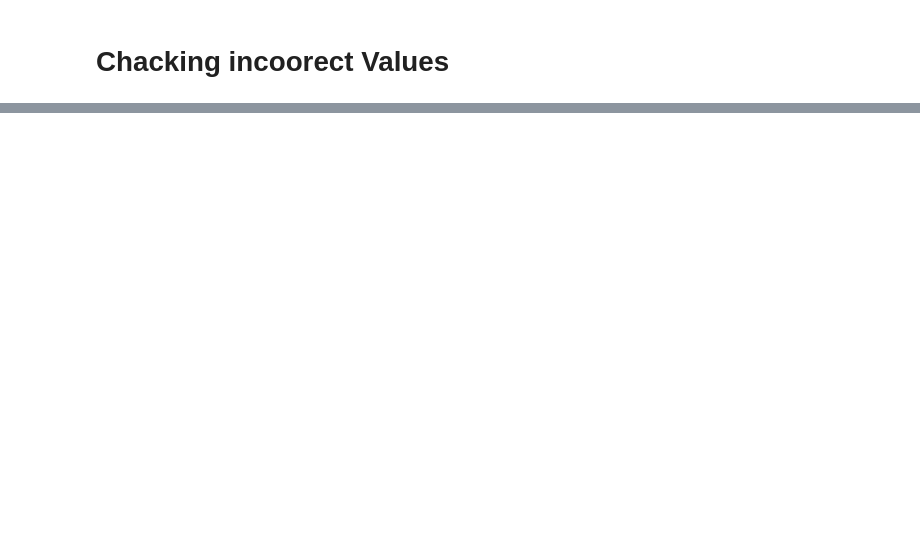
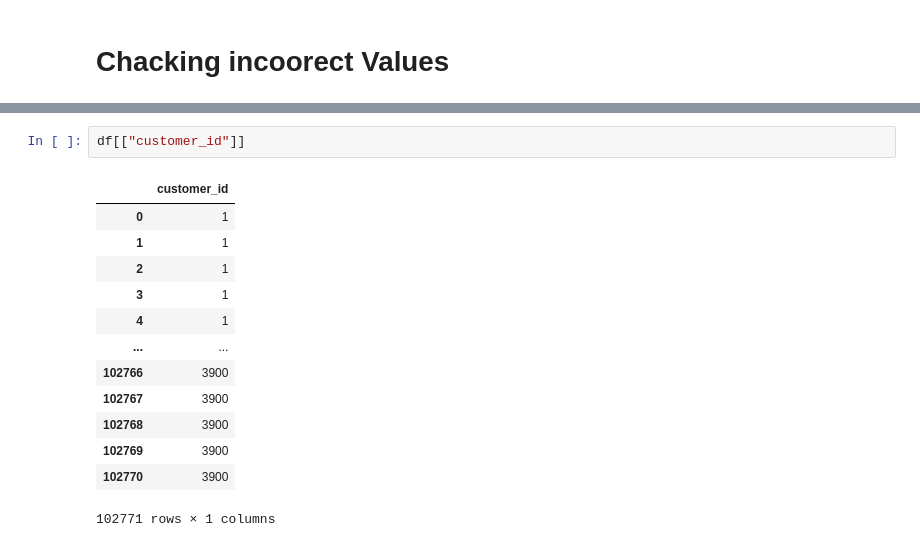
Before and after one commit to paraneankita-jpg/Customer_Intelligence_Pipeline, a Jupyter notebook: ETL_.ipynb, the cells around one changed output, grey strips where cells are left out. Cells and saved outputs as stored; diff of their text form; blank space fills up the shorter version.

```diff
--- a/ETL_.ipynb
+++ b/ETL_.ipynb
@@ -150,0 +238,16 @@ array([1, 0])
+# %%
+df[["customer_id"]]
+# %% [output]
+|  | customer_id |
+| 0 | 1 |
+| 1 | 1 |
+| 2 | 1 |
+| 3 | 1 |
+| 4 | 1 |
+| ... | ... |
+| 102766 | 3900 |
+| 102767 | 3900 |
+| 102768 | 3900 |
+| 102769 | 3900 |
+| 102770 | 3900 |
+102771 rows × 1 columns
```
Also changed, not shown: parts of 23 cells of this notebook.
